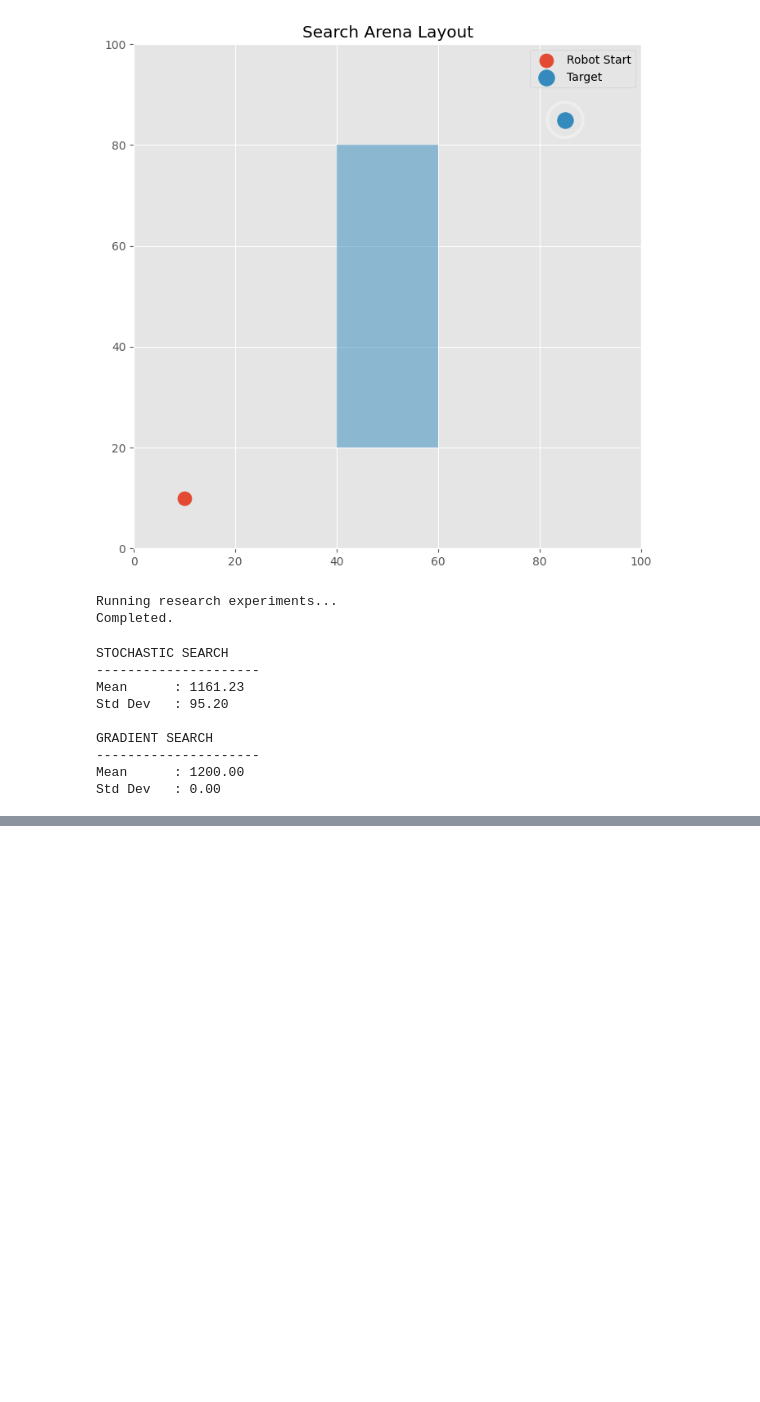
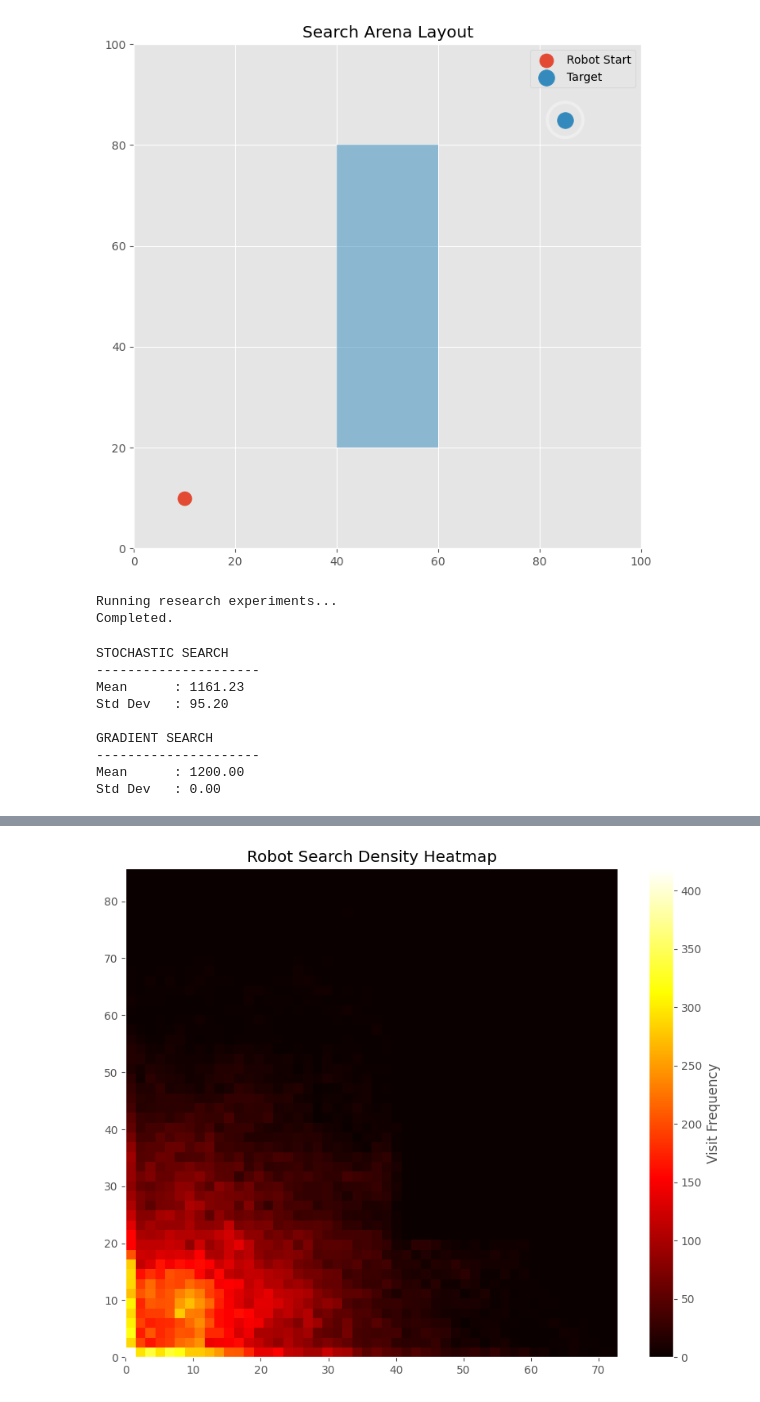
Before and after one commit to VivynKilari/SwarmNav, a Jupyter notebook: swarm_sar_sim.ipynb, the cells around one changed output, grey strips where cells are left out. Cells and saved outputs as stored; diff of their text form; code cells hidden in the pictures; blank space fills up the shorter version.

```diff
--- a/swarm_sar_sim.ipynb
+++ b/swarm_sar_sim.ipynb
@@ -449,0 +549,54 @@ plt.show()
+# %%
+# SEARCH DENSITY HEATMAP
+
+all_x = []
+all_y = []
+
+for _ in range(20):
+
+    robots = [
+        Robot(i,[10,10])
+        for i in range(10)
+    ]
+
+    for step in range(300):
+
+        for r in robots:
+
+            angle = np.random.uniform(
+                0,
+                2*np.pi
+            )
+
+            step_size = np.random.rayleigh(1.5)
+
+            move_vec = np.array([
+                np.cos(angle),
+                np.sin(angle)
+            ]) * step_size
+
+            r.move(move_vec,OBSTACLE_BOUNDS)
+
+            all_x.append(r.pos[0])
+            all_y.append(r.pos[1])
+
+plt.figure(figsize=(10,8))
+
+plt.hist2d(
+    all_x,
+    all_y,
+    bins=50,
+    cmap="hot"
+)
+
+plt.colorbar(
+    label="Visit Frequency"
+)
+
+plt.title(
+    "Robot Search Density Heatmap"
+)
+
+plt.show()
+# %% [output]
+[figure, added]
```
Also changed, not shown: parts of 5 cells of this notebook.
